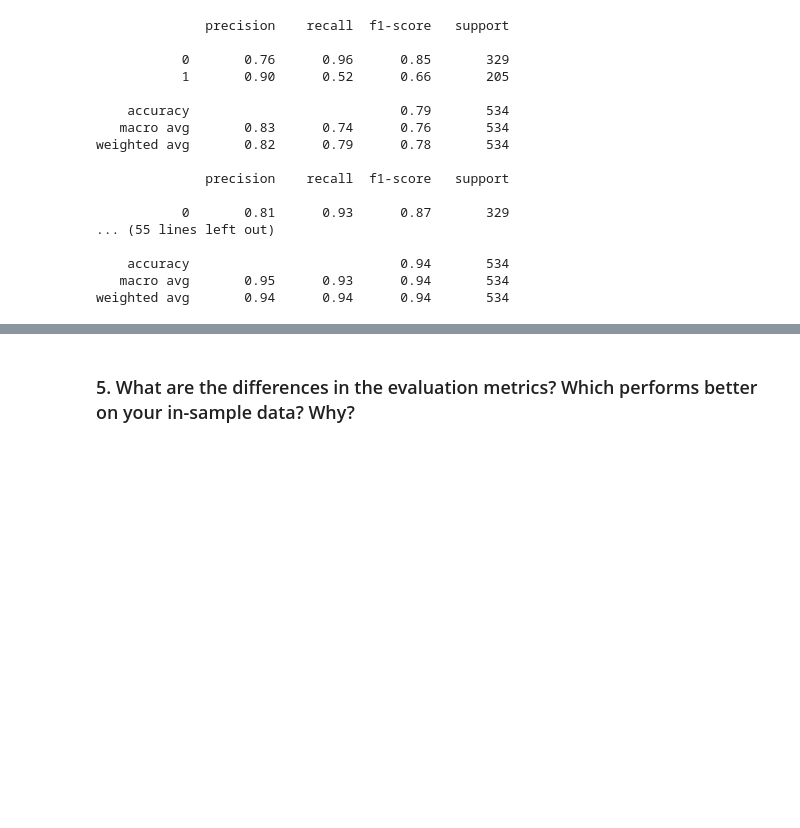
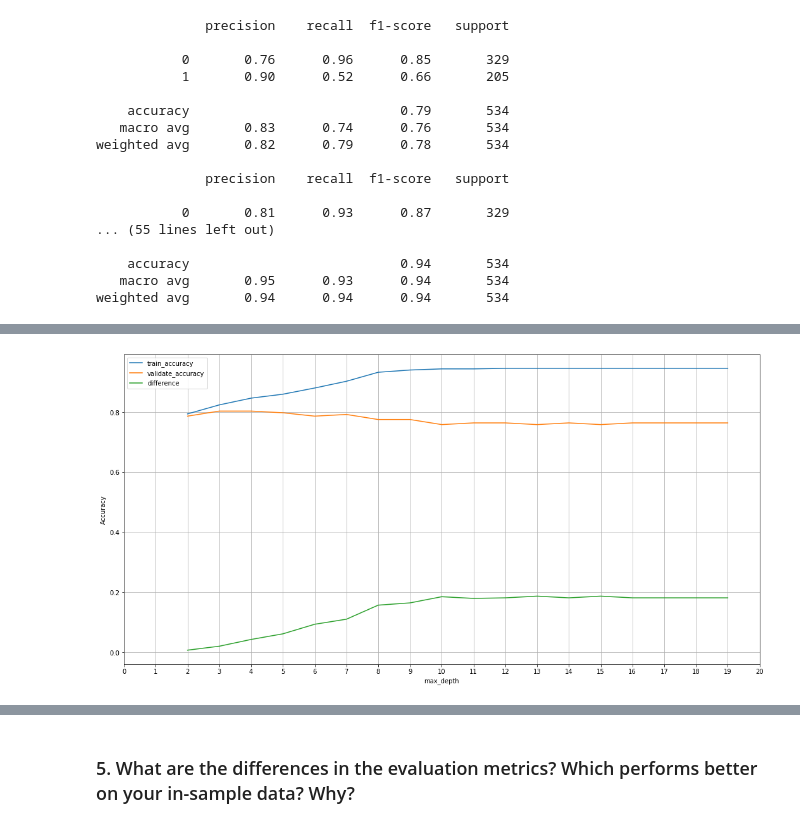
Before and after one commit to patrickamwayi/classification-exercises, a Jupyter notebook: model.ipynb, the cells around one changed output, grey strips where cells are left out. Cells and saved outputs as stored; diff of their text form; code cells hidden in the pictures; blank space fills up the shorter version.

```diff
--- a/model.ipynb
+++ b/model.ipynb
@@ -588,3 +626,30 @@ weighted avg       0.82      0.79      0.78       534
     accuracy                           0.94       534
    macro avg       0.95      0.93      0.94       534
 weighted avg       0.94      0.94      0.94       534
+# %%
+# compare in-sample to out-of-sample
+metrics = []
+
+for i in range(2, 20):
+    # Make the thing
+    rf = RandomForestClassifier(max_depth=i, random_state=123)
+
+    # Fit the thing
+    rf = rf.fit(X_titanic_train, y_titanic_train)
+
+    # Use the thing
+    in_sample_accuracy = rf.score(X_titanic_train, y_titanic_train)
+
+    out_of_sample_accuracy = rf.score(X_titanic_validate, y_titanic_validate)
+
+    output = {
+        "max_depth": i,
+        "train_accuracy": in_sample_accuracy,
+        "validate_accuracy": out_of_sample_accuracy
+    }
+
+    metrics.append(output)
+
+df = pd.DataFrame(metrics)
+df["difference"] = df.train_accuracy - df.validate_accuracy
+df
@@ -591,5 +674,8 @@ weighted avg       0.94      0.94      0.94       534
 # %%
-#incomplete
-df.set_index('max_depth').plotfigsize
-plt.ylabel('accuracy')
-plt.xtrcks(np.arange())
+#plot different accuracies and differences
+df.set_index('max_depth').plot(figsize = (18,9))
+plt.ylabel('Accuracy')
+plt.xticks(np.arange(0,21,1))
+plt.grid()
+# %% [output]
+[figure, added]
```
Also changed, not shown: parts of 10 cells of this notebook.
